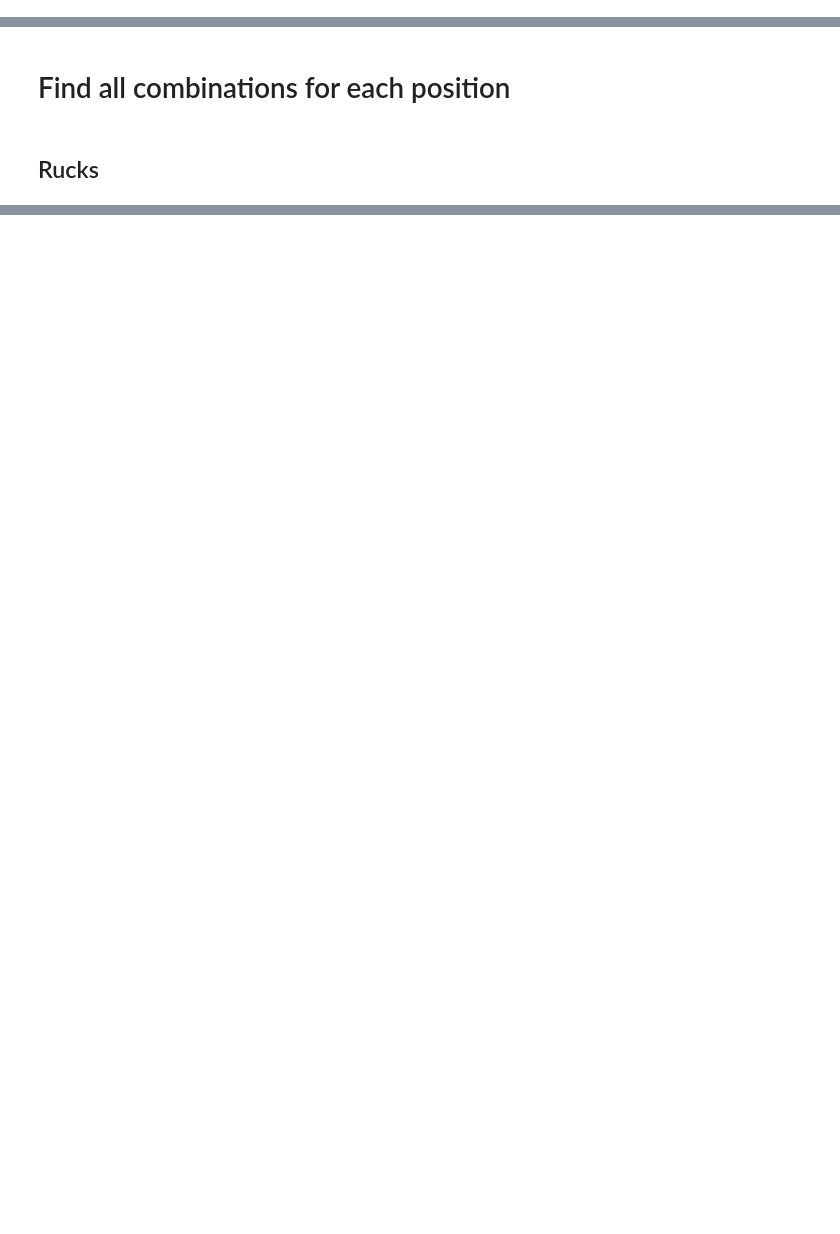
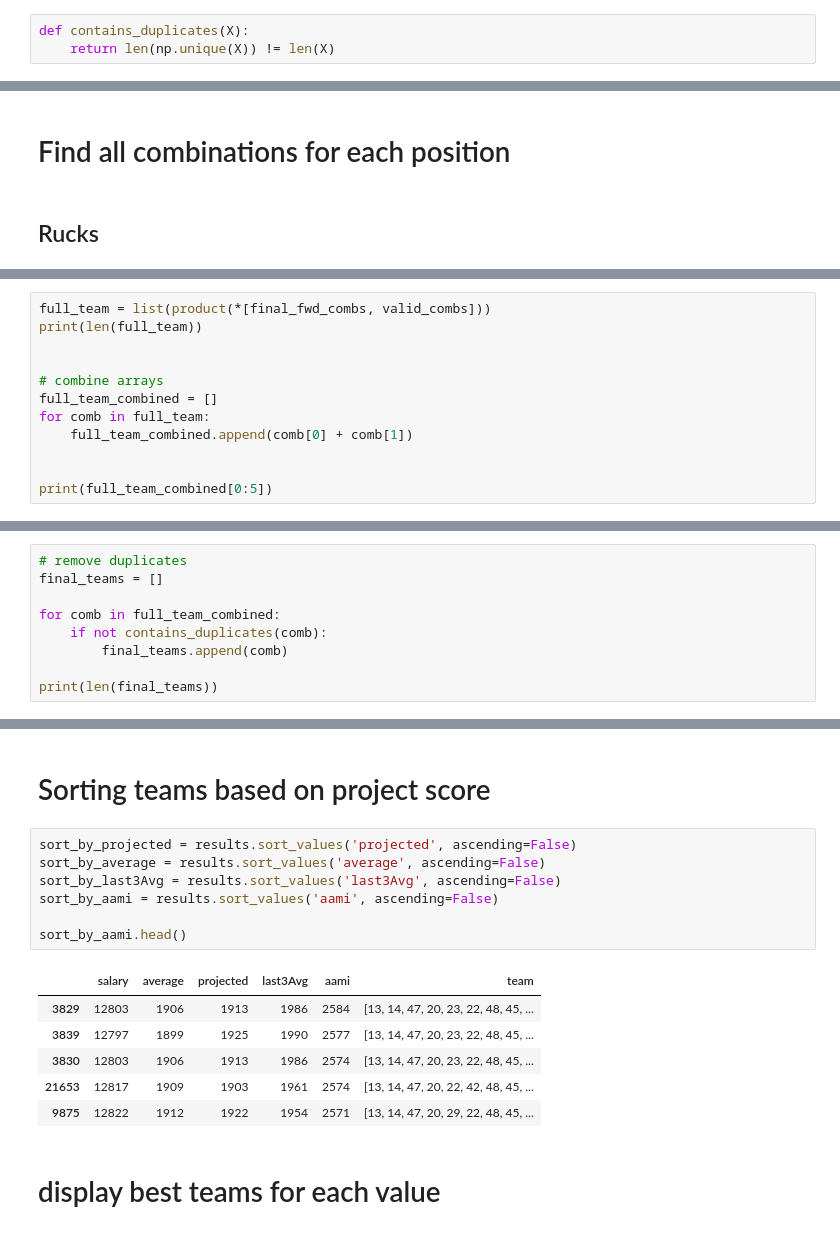
Before and after one commit to davisbarber/AFLFantasy-team-generator, a Jupyter notebook: data_test.ipynb, the cells around one changed output, grey strips where cells are left out. Drawn from its saved outputs; the diff is of its cells as text; blank space fills up the shorter version.

```diff
--- a/data_test.ipynb
+++ b/data_test.ipynb
@@ -5,3 +10,6 @@ import string
+# %%
+def contains_duplicates(X):
+    return len(np.unique(X)) != len(X)
 # %% [markdown]
 # Importing Data
 # %%
@@ -87,0 +430,12 @@ rucks = pd.concat([data[data['pos1'] == 'Ruck'], data[data['pos2'] == 'Ruck']])
+# %%
+full_team = list(product(*[final_fwd_combs, valid_combs]))
+print(len(full_team))
+
+
+# combine arrays
+full_team_combined = []
+for comb in full_team:
+    full_team_combined.append(comb[0] + comb[1])
+
+
+print(full_team_combined[0:5])
@@ -87,0 +445,9 @@ rucks = pd.concat([data[data['pos1'] == 'Ruck'], data[data['pos2'] == 'Ruck']])
+# %%
+# remove duplicates
+final_teams = []
+
+for comb in full_team_combined:
+    if not contains_duplicates(comb):
+        final_teams.append(comb)
+
+print(len(final_teams))
@@ -87,0 +508,18 @@ rucks = pd.concat([data[data['pos1'] == 'Ruck'], data[data['pos2'] == 'Ruck']])
+# %% [markdown]
+# Sorting teams based on project score
+# %%
+sort_by_projected = results.sort_values('projected', ascending=False)
+sort_by_average = results.sort_values('average', ascending=False)
+sort_by_last3Avg = results.sort_values('last3Avg', ascending=False)
+sort_by_aami = results.sort_values('aami', ascending=False)
+
+sort_by_aami.head()
+# %% [output]
+|  | salary | average | projected | last3Avg | aami | team |
+| 3829 | 12803 | 1906 | 1913 | 1986 | 2584 | [13, 14, 47, 20, 23, 22, 48, 45, ... |
+| 3839 | 12797 | 1899 | 1925 | 1990 | 2577 | [13, 14, 47, 20, 23, 22, 48, 45, ... |
+| 3830 | 12803 | 1906 | 1913 | 1986 | 2574 | [13, 14, 47, 20, 23, 22, 48, 45, ... |
+| 21653 | 12817 | 1909 | 1903 | 1961 | 2574 | [13, 14, 47, 20, 22, 42, 48, 45, ... |
+| 9875 | 12822 | 1912 | 1922 | 1954 | 2571 | [13, 14, 47, 20, 29, 22, 48, 45, ... |
+# %% [markdown]
+# display best teams for each value
```
Also changed, not shown: parts of 35 cells of this notebook.
